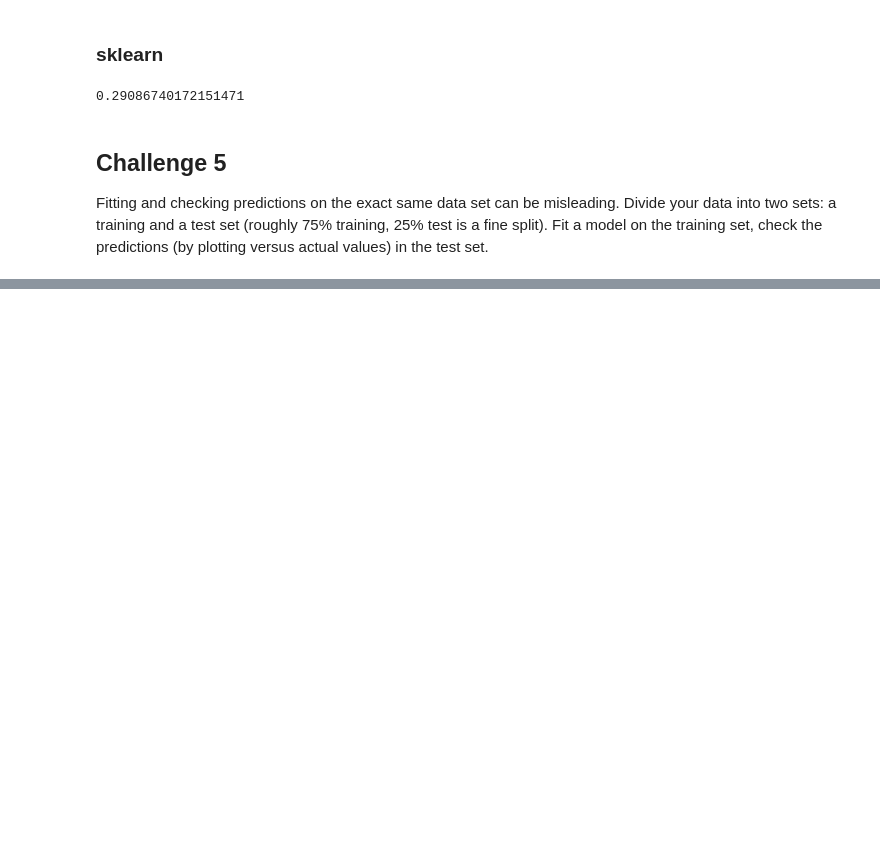
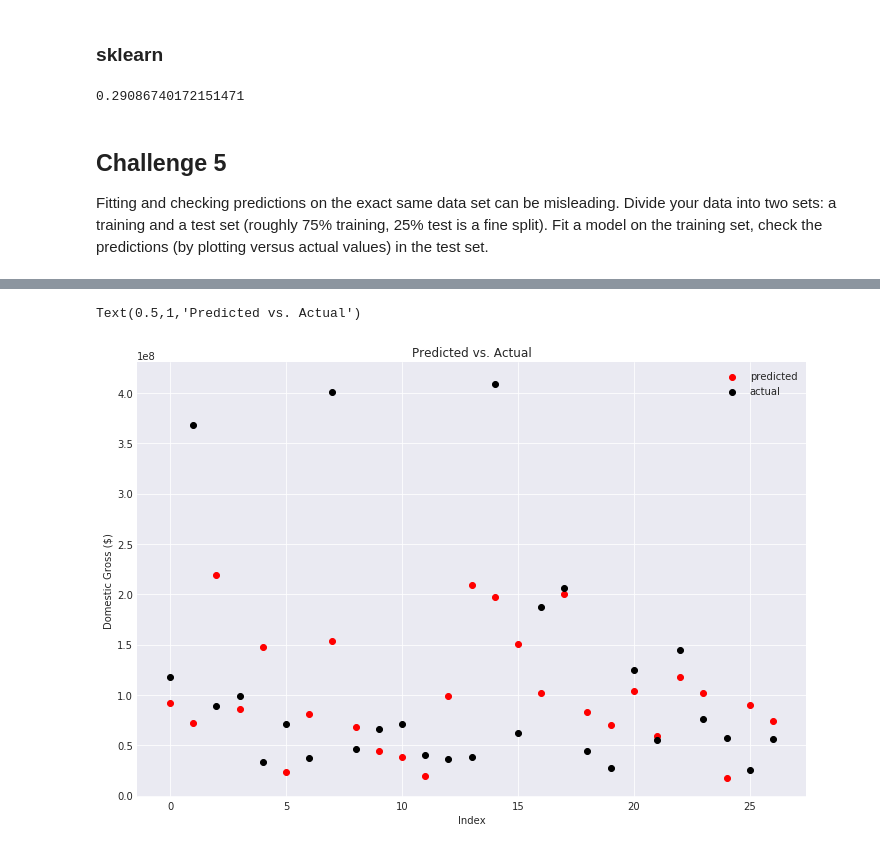
Before and after one commit to cneiderer/Class_Projects, a Jupyter notebook: Challenges/Challenge05.ipynb, the cells around one changed output, grey strips where cells are left out. Drawn from its saved outputs; the diff is of its cells as text; code cells hidden in the pictures; blank space fills up the shorter version.

```diff
--- a/Challenges/Challenge05.ipynb
+++ b/Challenges/Challenge05.ipynb
@@ -294,3 +294,3 @@ dummy = rating.join(director.drop(columns='Intercept'))
 # %%
 y = df[['DomesticTotalGross']]
-X = df[['Budget', 'Year', 'Month']].join(rating)
+X = pd.concat([df[['Budget', 'Year', 'Month']], rating], axis=1)
@@ -342,3 +344,6 @@ misleading. Divide your data into two sets: a training and a test set
 (roughly 75% training, 25% test is a fine split). Fit a model on the
 training set, check the predictions (by plotting versus actual values)
 in the test set.
+# %%
+# Split the data into training and test sets
+X_train, X_test, y_train, y_test = train_test_split(X, y, test_size=0.3, random_state=129)
@@ -344,0 +352,7 @@ in the test set.
+# %%
+# Create your model
+model = sm.OLS(y_train, X_train)
+# Fit your model to your training set
+fit = model.fit()
+# Print summary statistics of the model's performance
+fit.summary()
@@ -344,0 +381,15 @@ in the test set.
+# %%
+# Plot Actual vs. Predicted
+y_pred = fit.predict(X_test)
+y_error = y_pred - y_test
+
+fig = plt.figure(figsize=(12, 8))
+plt.scatter(np.arange(len(y_pred)), y_pred, color='red', label='predicted')
+plt.scatter(np.arange(len(y_test)), y_test.iloc[:, 0], color='black', label='actual')
+plt.legend(loc='upper right')
+plt.xlabel('Index')
+plt.ylabel('Domestic Gross ($)')
+plt.title('Predicted vs. Actual')
+# %% [output]
+Text(0.5,1,'Predicted vs. Actual')
+[figure, added]
```
Also changed, not shown: parts of 16 cells of this notebook.
